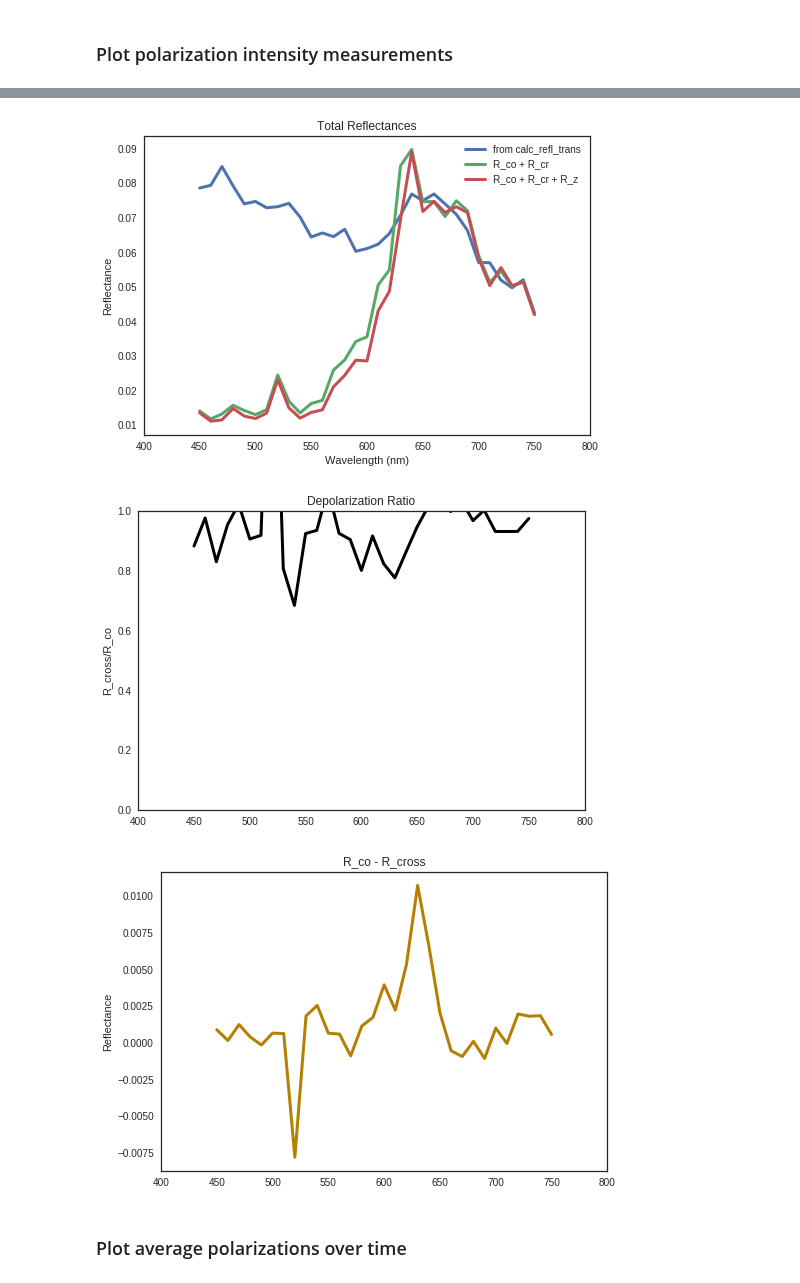
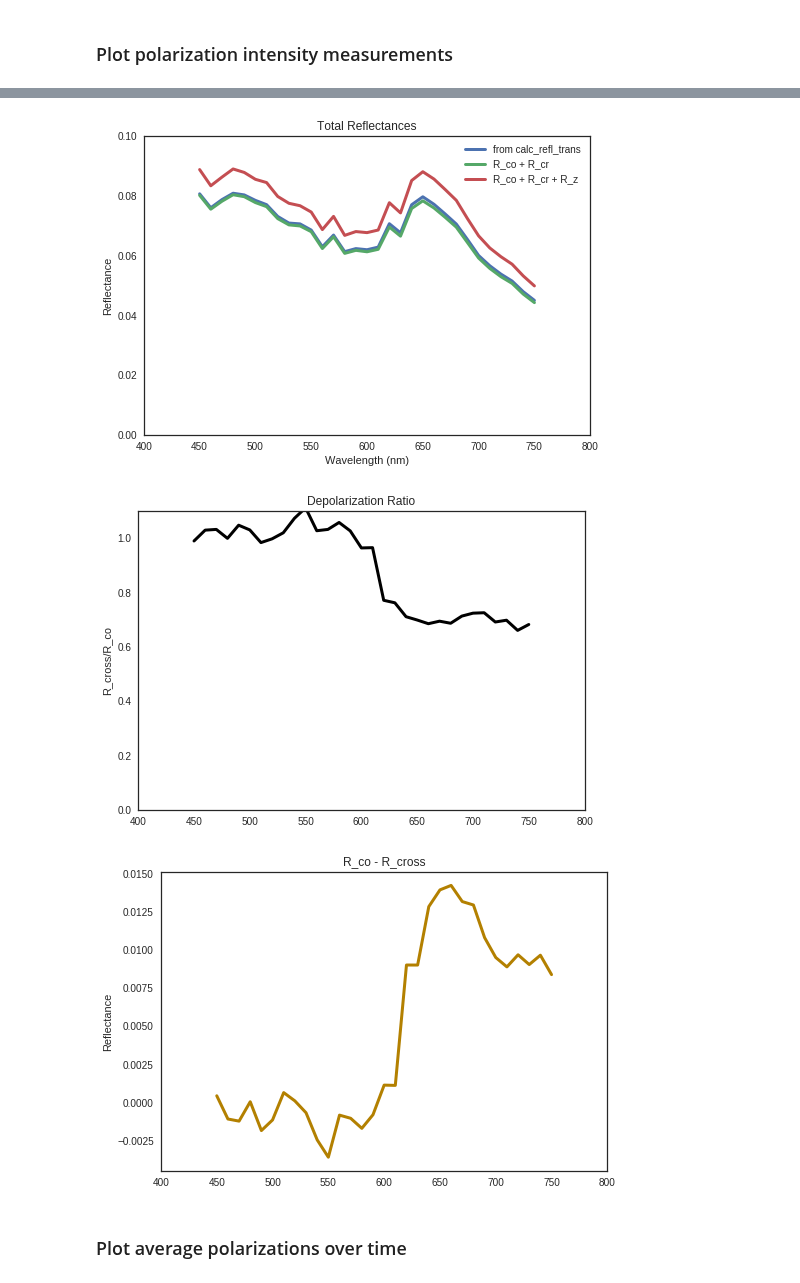
Before and after one commit to manoharan-lab/structural-color, a Jupyter notebook: polarization_testing.ipynb, the cells around one changed output, grey strips where cells are left out. Drawn from its saved outputs; the diff is of its cells as text; code cells hidden in the pictures.

```diff
--- a/polarization_testing.ipynb
+++ b/polarization_testing.ipynb
@@ -11,11 +11,11 @@ import seaborn as sns
 import time
 # %%
 # Montecarlo parameters
-ntrajectories = 4#10000                    # number of trajectories (min 35000 for decent results)
-nevents = 7#100                           # number of scattering events in each trajectory (min 100 for decent result)
+ntrajectories = 20000                    # number of trajectories (min 35000 for decent results)
+nevents = 100                           # number of scattering events in each trajectory (min 100 for decent result)
 
 # Properties of system
-wavelengths = sc.Quantity(np.array([600,605]),'nm')#sc.Quantity(np.arange(450, 760, 10), 'nm')
+wavelengths = sc.Quantity(np.arange(450, 760, 10), 'nm')
 particle_radius = sc.Quantity('0.140 um')
 volume_fraction = sc.Quantity(0.55, '') # rcp .64
 #n_imag = np.linspace(1.1e-4, 5e-5, wavelengths.size)
@@ -150,7 +143,7 @@ plt.figure()
 plt.plot(wavelengths, R_co , label = 'R_co', linewidth = 3.5, color = [0.7,0.3,0.3])
 plt.plot(wavelengths, R_cr, label = 'R_cr', linewidth = 3.5)
 plt.xlim([400,800])
-plt.ylim([0,0.008])
+plt.ylim([0,0.05])
 #plt.plot(wavelengths, I_z, label = 'I_z')
 #plt.ylim([0,5000])
 plt.ylabel('Reflectance')
@@ -171,7 +164,7 @@ plt.plot(wavelengths, reflectance, linewidth = 3, label = 'from calc_refl_trans'
 plt.plot(wavelengths, R_co + R_cr, linewidth = 3, label = 'R_co + R_cr')
 plt.plot(wavelengths, R_co + R_cr + R_z, linewidth = 3, label = 'R_co + R_cr + R_z')
 plt.xlim([400,800])
-#plt.ylim([0,0.015])
+plt.ylim([0,0.1])
 plt.ylabel('Reflectance')
 plt.xlabel('Wavelength (nm)')
 plt.legend()
@@ -180,7 +173,7 @@ plt.figure()
 plt.plot(wavelengths, R_cr/R_co, linewidth = 3, color = [0,0,0])
 plt.title('Depolarization Ratio')
 plt.ylabel('R_cross/R_co')
-plt.ylim([0,1])
+plt.ylim([0,1.1])
 plt.xlim([400,800])
 plt.savefig('depolarization.pdf')
 
@@ -196,6 +189,6 @@ plt.savefig('cominuscr.pdf')
-[figure, old version]
+[figure, new version]
-[figure, old version]
+[figure, new version]
-[figure, old version]
+[figure, new version]
 # %% [markdown]
 ### Plot average polarizations over time
 # %%
```
Also changed, not shown: parts of 5 cells of this notebook.
